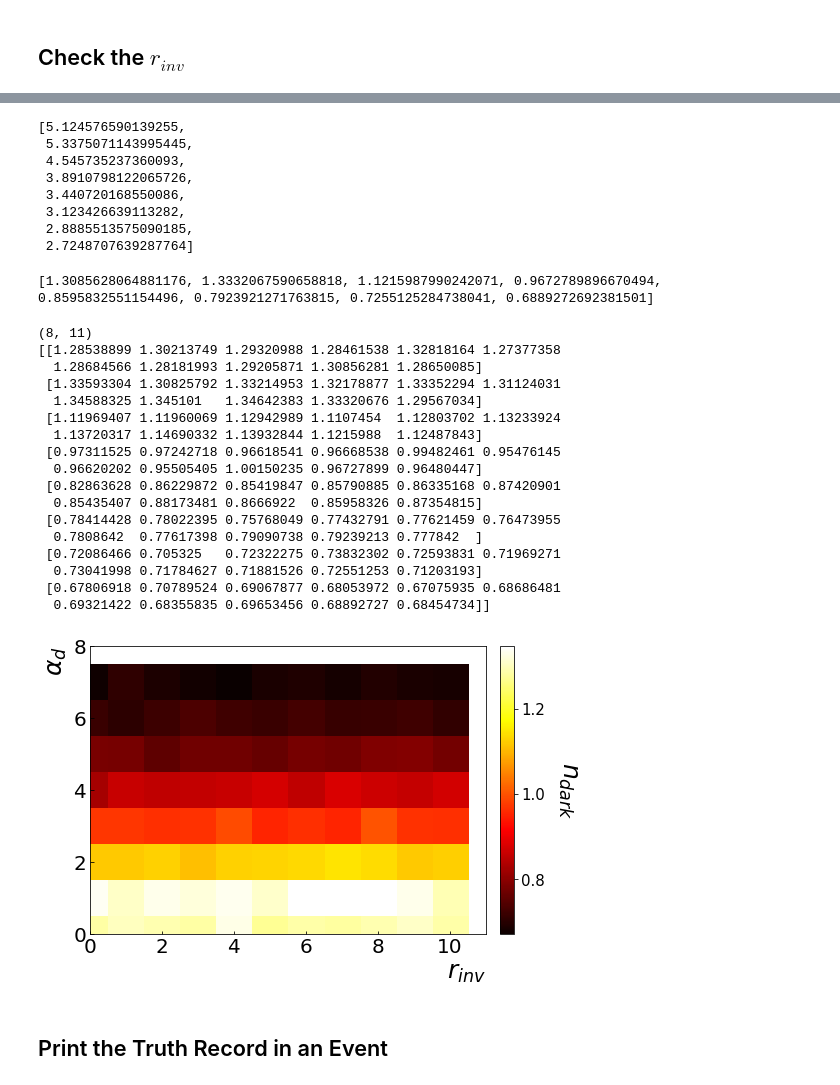
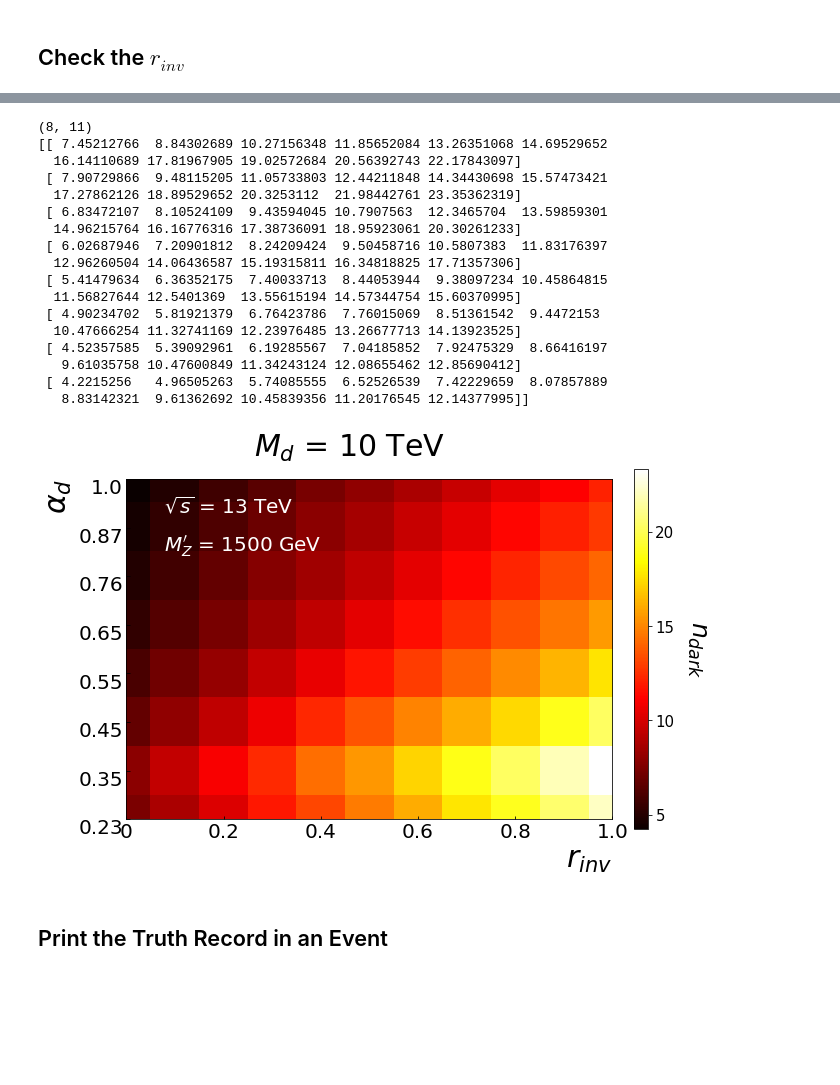
Before and after one commit to alan200276/SVJ_Study, a Jupyter notebook: Truth_Record.ipynb, the cells around one changed output, grey strips where cells are left out. Saved outputs shown, nothing was run; the diff lists cells and outputs as text; code cells hidden in the pictures; blank space fills up the shorter version.

```diff
--- a/Truth_Record.ipynb
+++ b/Truth_Record.ipynb
@@ -165,15 +194,2 @@ for i in [10,50,100,150,200,250,300,350]:
-# %%
-ndark_2
-# %% [output]
-[5.124576590139255,
- 5.3375071143995445,
- 4.545735237360093,
- 3.8910798122065726,
- 3.440720168550086,
- 3.123426639113282,
- 2.8885513575090185,
- 2.7248707639287764]
 # %%
-print(ndark_2)
+# ndark_2
-# %% [output]
-[1.3085628064881176, 1.3332067590658818, 1.1215987990242071, 0.9672789896670494, 0.8595832551154496, 0.7923921271763815, 0.7255125284738041, 0.6889272692381501]
@@ -180,60 +198,65 @@ print(ndark_2)
 # %%
-ndark = np.load("./ndark_10_v2.npy")
+ndark = np.load("./ndark_10.npy")
 print(ndark.shape)
 print(ndark)
 # %% [output]
 (8, 11)
-[[1.28538899 1.30213749 1.29320988 1.28461538 1.32818164 1.27377358
-  1.28684566 1.28181993 1.29205871 1.30856281 1.28650085]
- [1.33593304 1.30825792 1.33214953 1.32178877 1.33352294 1.31124031
-  1.34588325 1.345101   1.34642383 1.33320676 1.29567034]
- [1.11969407 1.11960069 1.12942989 1.1107454  1.12803702 1.13233924
-  1.13720317 1.14690332 1.13932844 1.1215988  1.12487843]
- [0.97311525 0.97242718 0.96618541 0.96668538 0.99482461 0.95476145
-  0.96620202 0.95505405 1.00150235 0.96727899 0.96480447]
- [0.82863628 0.86229872 0.85419847 0.85790885 0.86335168 0.87420901
-  0.85435407 0.88173481 0.8666922  0.85958326 0.87354815]
- [0.78414428 0.78022395 0.75768049 0.77432791 0.77621459 0.76473955
-  0.7808642  0.77617398 0.79090738 0.79239213 0.777842  ]
- [0.72086466 0.705325   0.72322275 0.73832302 0.72593831 0.71969271
-  0.73041998 0.71784627 0.71881526 0.72551253 0.71203193]
- [0.67806918 0.70789524 0.69067877 0.68053972 0.67075935 0.68686481
-  0.69321422 0.68355835 0.69653456 0.68892727 0.68454734]]
+[[ 7.45212766  8.84302689 10.27156348 11.85652084 13.26351068 14.69529652
+  16.14110689 17.81967905 19.02572684 20.56392743 22.17843097]
+ [ 7.90729866  9.48115205 11.05733803 12.44211848 14.34430698 15.57473421
+  17.27862126 18.89529652 20.3253112  21.98442761 23.35362319]
+ [ 6.83472107  8.10524109  9.43594045 10.7907563  12.3465704  13.59859301
+  14.96215764 16.16776316 17.38736091 18.95923061 20.30261233]
+ [ 6.02687946  7.20901812  8.24209424  9.50458716 10.5807383  11.83176397
+  12.96260504 14.06436587 15.19315811 16.34818825 17.71357306]
+ [ 5.41479634  6.36352175  7.40033713  8.44053944  9.38097234 10.45864815
+  11.56827644 12.5401369  13.55615194 14.57344754 15.60370995]
+ [ 4.90234702  5.81921379  6.76423786  7.76015069  8.51361542  9.4472153
+  10.47666254 11.32741169 12.23976485 13.26677713 14.13923525]
+ [ 4.52357585  5.39092961  6.19285567  7.04185852  7.92475329  8.66416197
+   9.61035758 10.47600849 11.34243124 12.08655462 12.85690412]
+ [ 4.2215256   4.96505263  5.74085555  6.52526539  7.42229659  8.07857889
+   8.83142321  9.61362692 10.45839356 11.20176545 12.14377995]]
 # %%
 import matplotlib.pyplot as plt
 from matplotlib.ticker import MaxNLocator
 from matplotlib.colors import ListedColormap, LinearSegmentedColormap, BoundaryNorm
 from matplotlib.collections import LineCollection
 from matplotlib import cm
 
 
-fig, ax = plt.subplots(1,1, figsize=(20,5))
+fig, ax = plt.subplots(1,1, figsize=(10,10))
 plt.imshow(ndark,cmap="hot",origin='lower')
 plt.subplots_adjust(bottom=0.1, right=0.8, top=0.9)
 
-cax = plt.axes([0.61, 0.1, 0.01, 0.8])
+cax = plt.axes([0.83, 0.25, 0.02, 0.5])
 cbar = plt.colorbar(cax=cax)
 cbar.ax.tick_params(labelsize=15)
 cbar.ax.yaxis.set_major_locator(MaxNLocator(4))
 cbar.set_label("$n_{dark}$", rotation=270, fontsize=25, labelpad=35, y=0.5)
 
-ax.set_ylabel("$\\alpha_d$", fontsize=25, horizontalalignment='right',y=1)
-# ax.set_xticks([0,20,40])
-# ax.set_xticklabels(["-5","0","5"], fontsize=25, rotation=0, verticalalignment='top', horizontalalignment="center")
-ax.set_xlabel("$r_{inv}$", fontsize=25,horizontalalignment='right',x=1)
+ax.set_ylabel("$\\alpha_d$", fontsize=30, horizontalalignment='right',y=1)
+ax.set_yticks([0,1,2,3,4,5,6,7,8])
+ax.set_yticklabels(["0.23","0.35","0.45","0.55","0.65","0.76","0.87","1.0"], fontsize=25, rotation=0, verticalalignment='top', horizontalalignment="right")
+
+ax.set_xticks([0,2,4,6,8,10])
+ax.set_xticklabels(["0","0.2","0.4","0.6","0.8","1.0"], fontsize=25, rotation=0, verticalalignment='top', horizontalalignment="center")
+ax.set_xlabel("$r_{inv}$", fontsize=30,horizontalalignment='right',x=1)
 
 ax.tick_params(axis='x', direction="in", labelsize=20)
 ax.tick_params(axis='y', direction="in", labelsize=20)
 
-#plt.text(x=-2,y=0.05, s=figtitle[i], rotation=0 ,fontsize=30)
-#plt.text(x=-60,y=-4, s=figtitle[i], rotation=0 ,fontsize=30)
+plt.text(x=-500,y=24, s="$M_d$ = 10 TeV", rotation=0 ,fontsize=30)
+plt.text(x=-620,y=21, s="$\sqrt{s}$ = 13 TeV", rotation=0 ,fontsize=20, c="w")
+plt.text(x=-620,y=19, s="$M_Z'$ = 1500 GeV", rotation=0 ,fontsize=20, c="w")
 
-ax.set_xlim((0,11))
-ax.set_ylim((0,8))
+ax.set_xlim((0,10))
+ax.set_ylim((0,7))
 plt.subplots_adjust(wspace=0.1, hspace=0.1)
+plt.savefig("./ndark_10.pdf", transparent=True)
 plt.show()
 # %% [output]
-[figure, old version]
+[figure, new version]
 # %% [markdown]
 ## Print the Truth Record in an Event
 # %%
```
Also changed, not shown: parts of 21 cells of this notebook.
